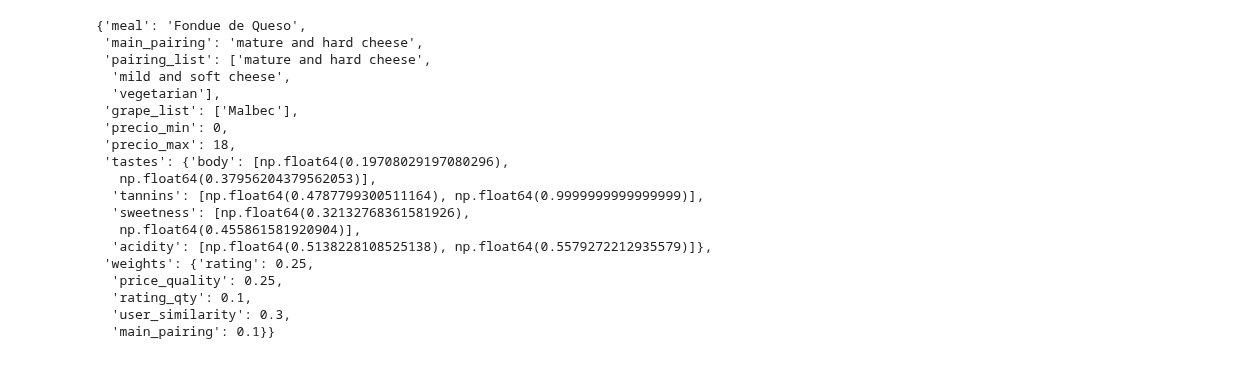
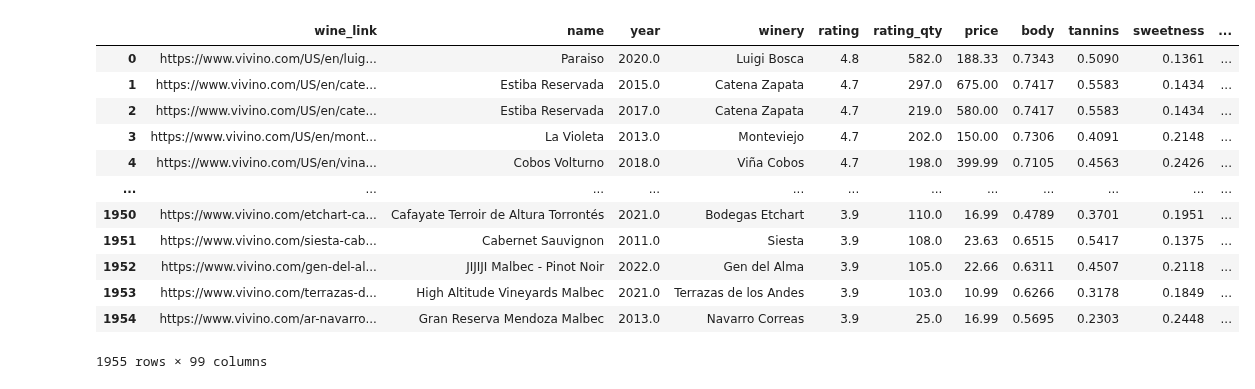
Before and after one commit to Tino27Gut/WineRecommendation, a Jupyter notebook: src/models/user_simulator_draft.ipynb, the cells around one changed output. Drawn from its saved outputs; the diff is of its cells as text; code cells hidden in the pictures.

Commit message:
Avance user simulator hasta score wines

```diff
--- a/src/models/user_simulator_draft.ipynb
+++ b/src/models/user_simulator_draft.ipynb
@@ -373,43 +551,40 @@ class SyntheticUserSimulator:
 # %%
 # Class Main Inputs
 wines_df = pd.read_csv("../../src/data/transformed/wines_clean.csv")
 meals_df = pd.read_excel("../../src/data/raw/meals/Meals.xlsx")
 pairings = pd.read_csv("../../src/data/processed/aux/pairings.csv")
 pairings = list(pairings["pairings"])
 taste_columns = ["body", "tannins", "sweetness", "acidity"]
 simulation_weights = {
     "rating": .25,
     "price_quality": .25,
     "rating_qty": .1,
     "user_similarity": .3,
     "main_pairing": .1
 }
 
 # Grape Methods Input
 grapes = pd.read_csv("../../src/data/processed/aux/grapes.csv")
 grapes = list(grapes["grapes"])
 
 user = SyntheticUserSimulator(
     wine_df=wines_df, meals_df=meals_df, pairing_cols=pairings, taste_cols=taste_columns, grape_cols=grapes, weights=simulation_weights)
 
-user.generate_user_input()
+user_input = user.generate_user_input()
+tra_df = user.tra_df
+tra_df = user._score_wines(tra_df, user_input)
+tra_df
 # %% [output]
+|  | wine_link | name | year | winery | rating | rating_qty | price | body | tannins | sweetness | ... |
+| 0 | https://www.vivino.com/US/en/luig... | Paraiso | 2020.0 | Luigi Bosca | 4.8 | 582.0 | 188.33 | 0.7343 | 0.5090 | 0.1361 | ... |
+| 1 | https://www.vivino.com/US/en/cate... | Estiba Reservada | 2015.0 | Catena Zapata | 4.7 | 297.0 | 675.00 | 0.7417 | 0.5583 | 0.1434 | ... |
+| 2 | https://www.vivino.com/US/en/cate... | Estiba Reservada | 2017.0 | Catena Zapata | 4.7 | 219.0 | 580.00 | 0.7417 | 0.5583 | 0.1434 | ... |
+| 3 | https://www.vivino.com/US/en/mont... | La Violeta | 2013.0 | Monteviejo | 4.7 | 202.0 | 150.00 | 0.7306 | 0.4091 | 0.2148 | ... |
+| 4 | https://www.vivino.com/US/en/vina... | Cobos Volturno | 2018.0 | Viña Cobos | 4.7 | 198.0 | 399.99 | 0.7105 | 0.4563 | 0.2426 | ... |
+| ... | ... | ... | ... | ... | ... | ... | ... | ... | ... | ... | ... |
+| 1950 | https://www.vivino.com/etchart-ca... | Cafayate Terroir de Altura Torrontés | 2021.0 | Bodegas Etchart | 3.9 | 110.0 | 16.99 | 0.4789 | 0.3701 | 0.1951 | ... |
+| 1951 | https://www.vivino.com/siesta-cab... | Cabernet Sauvignon | 2011.0 | Siesta | 3.9 | 108.0 | 23.63 | 0.6515 | 0.5417 | 0.1375 | ... |
+| 1952 | https://www.vivino.com/gen-del-al... | JIJIJI Malbec - Pinot Noir | 2022.0 | Gen del Alma | 3.9 | 105.0 | 22.66 | 0.6311 | 0.4507 | 0.2118 | ... |
+| 1953 | https://www.vivino.com/terrazas-d... | High Altitude Vineyards Malbec | 2021.0 | Terrazas de los Andes | 3.9 | 103.0 | 10.99 | 0.6266 | 0.3178 | 0.1849 | ... |
+| 1954 | https://www.vivino.com/ar-navarro... | Gran Reserva Mendoza Malbec | 2013.0 | Navarro Correas | 3.9 | 25.0 | 16.99 | 0.5695 | 0.2303 | 0.2448 | ... |
-{'meal': 'Fondue de Queso',
- 'main_pairing': 'mature and hard cheese',
- 'pairing_list': ['mature and hard cheese',
-  'mild and soft cheese',
-  'vegetarian'],
- 'grape_list': ['Malbec'],
- 'precio_min': 0,
- 'precio_max': 18,
- 'tastes': {'body': [np.float64(0.19708029197080296),
-   np.float64(0.37956204379562053)],
-  'tannins': [np.float64(0.4787799300511164), np.float64(0.9999999999999999)],
-  'sweetness': [np.float64(0.32132768361581926),
-   np.float64(0.455861581920904)],
-  'acidity': [np.float64(0.5138228108525138), np.float64(0.5579272212935579)]},
- 'weights': {'rating': 0.25,
-  'price_quality': 0.25,
-  'rating_qty': 0.1,
-  'user_similarity': 0.3,
-  'main_pairing': 0.1}}
+1955 rows × 99 columns
```
Also changed, not shown: parts of 2 cells of this notebook, 1 other file.
